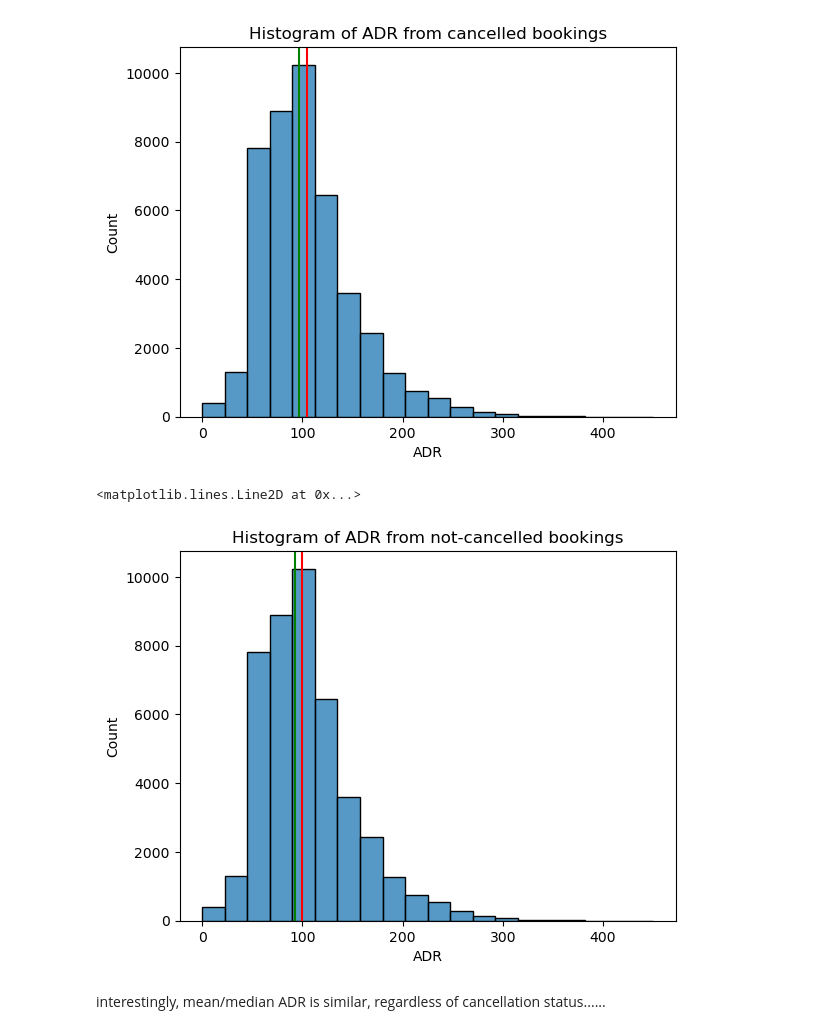
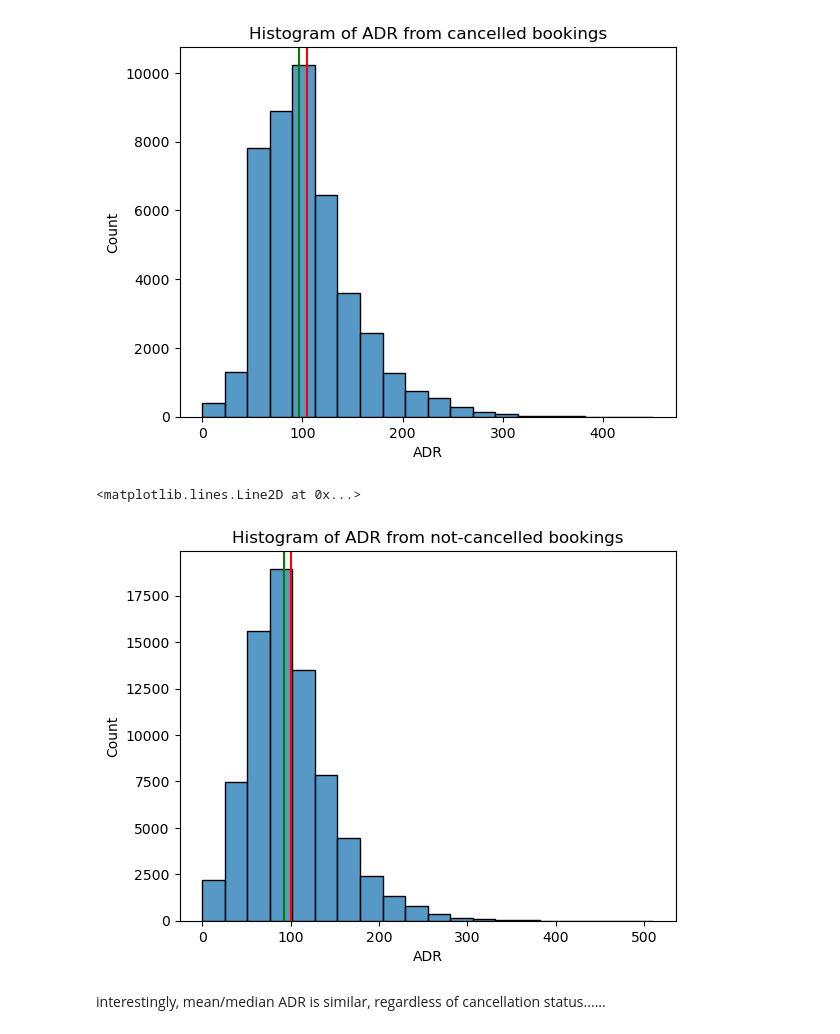
Before and after one commit to catloverkelly/Capstone2, a Jupyter notebook: Preprocessing.ipynb, the cells around one changed output. Drawn from its saved outputs; the diff is of its cells as text; code cells hidden in the pictures.

Commit message:
Add files via upload
fixed code from the last histogram, supposed to say data=nocxl instead of data=cxl

```diff
--- a/Preprocessing.ipynb
+++ b/Preprocessing.ipynb
@@ -357,12 +357,12 @@ h.axvline(x = cxl.adr.median(), color = 'g', label = 'median ADR')
 [figure]
 # %%
 nocxl = df[(df.is_canceled==0) & (df.adr<1000)]
-h=sns.histplot(data=cxl, x='adr', bins=20)
+h=sns.histplot(data=nocxl, x='adr', bins=20)
 h.set(xlabel ="ADR", ylabel = "Count", title ='Histogram of ADR from not-cancelled bookings')
 h.axvline(x = nocxl.adr.mean(), color = 'r', label = 'avg ADR')
 h.axvline(x = nocxl.adr.median(), color = 'g', label = 'median ADR')
 # %% [output]
 <matplotlib.lines.Line2D at 0x...>
-[figure, old version]
+[figure, new version]
 # %% [markdown]
 interestingly, mean/median ADR is similar, regardless of cancellation status......
```
